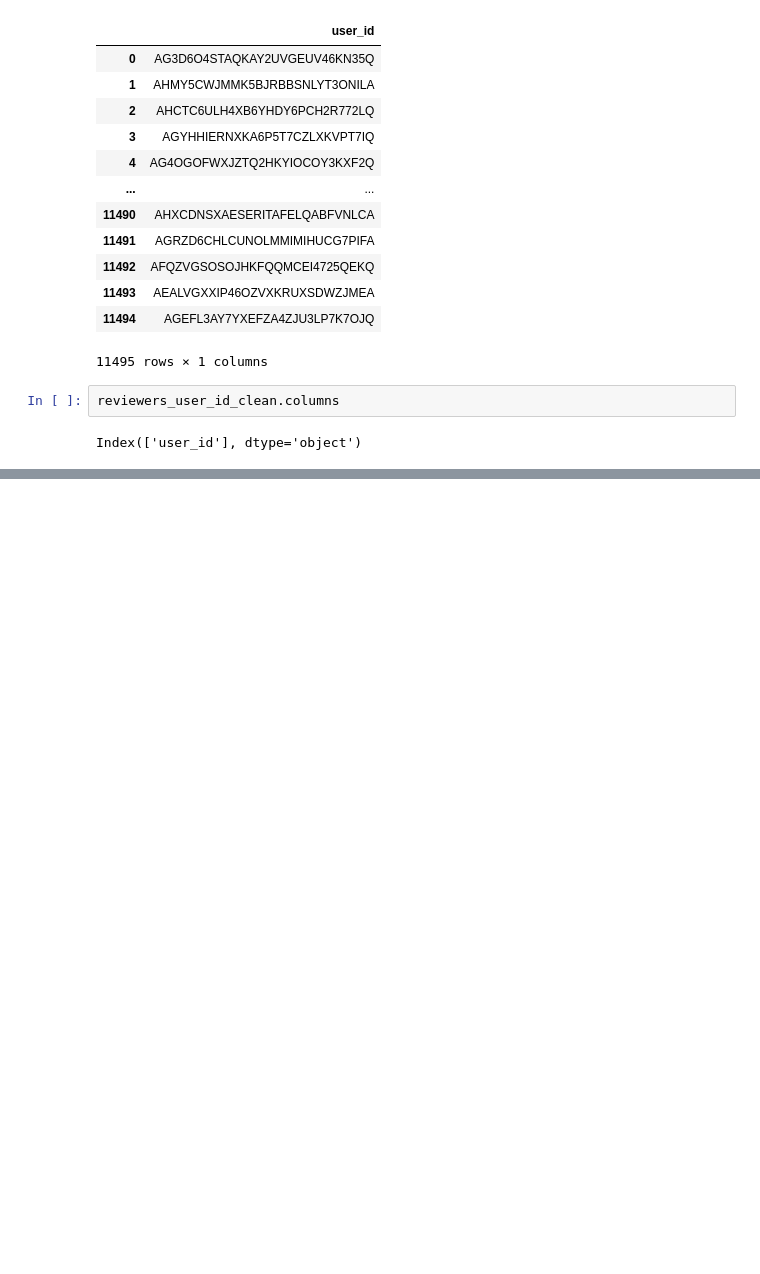
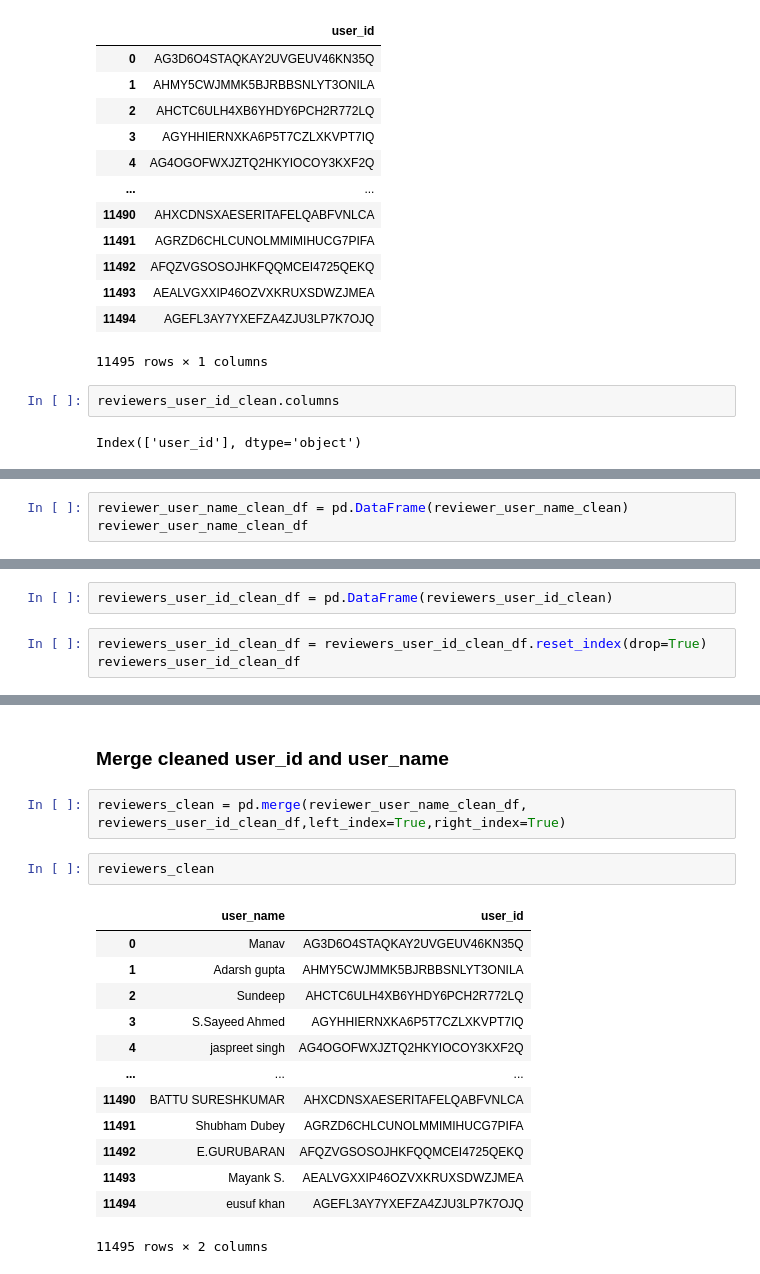
Before and after one commit to wxteh/amazon-customer-review-analysis, a Jupyter notebook: notebooks/arhturmollett-clean-data.ipynb, the cells around one changed output, grey strips where cells are left out. Saved outputs shown, nothing was run; the diff lists cells and outputs as text; blank space fills up the shorter version.

```diff
--- a/notebooks/arhturmollett-clean-data.ipynb
+++ b/notebooks/arhturmollett-clean-data.ipynb
@@ -269,0 +327,3 @@ Index(['user_id'], dtype='object')
+# %%
+reviewer_user_name_clean_df = pd.DataFrame(reviewer_user_name_clean)
+reviewer_user_name_clean_df
@@ -269,0 +391,5 @@ Index(['user_id'], dtype='object')
+# %%
+reviewers_user_id_clean_df = pd.DataFrame(reviewers_user_id_clean)
+# %%
+reviewers_user_id_clean_df = reviewers_user_id_clean_df.reset_index(drop=True)
+reviewers_user_id_clean_df
@@ -269,0 +410,20 @@ Index(['user_id'], dtype='object')
+# %% [markdown]
+### Merge cleaned user_id and user_name
+# %%
+reviewers_clean = pd.merge(reviewer_user_name_clean_df, reviewers_user_id_clean_df,left_index=True,right_index=True)
+# %%
+reviewers_clean
+# %% [output]
+|  | user_name | user_id |
+| 0 | Manav | AG3D6O4STAQKAY2UVGEUV46KN35Q |
+| 1 | Adarsh gupta | AHMY5CWJMMK5BJRBBSNLYT3ONILA |
+| 2 | Sundeep | AHCTC6ULH4XB6YHDY6PCH2R772LQ |
+| 3 | S.Sayeed Ahmed | AGYHHIERNXKA6P5T7CZLXKVPT7IQ |
+| 4 | jaspreet singh | AG4OGOFWXJZTQ2HKYIOCOY3KXF2Q |
+| ... | ... | ... |
+| 11490 | BATTU SURESHKUMAR | AHXCDNSXAESERITAFELQABFVNLCA |
+| 11491 | Shubham Dubey | AGRZD6CHLCUNOLMMIMIHUCG7PIFA |
+| 11492 | E.GURUBARAN | AFQZVGSOSOJHKFQQMCEI4725QEKQ |
+| 11493 | Mayank S. | AEALVGXXIP46OZVXKRUXSDWZJMEA |
+| 11494 | eusuf khan | AGEFL3AY7YXEFZA4ZJU3LP7K7OJQ |
+11495 rows × 2 columns
```
Also changed, not shown: parts of 32 cells of this notebook.
